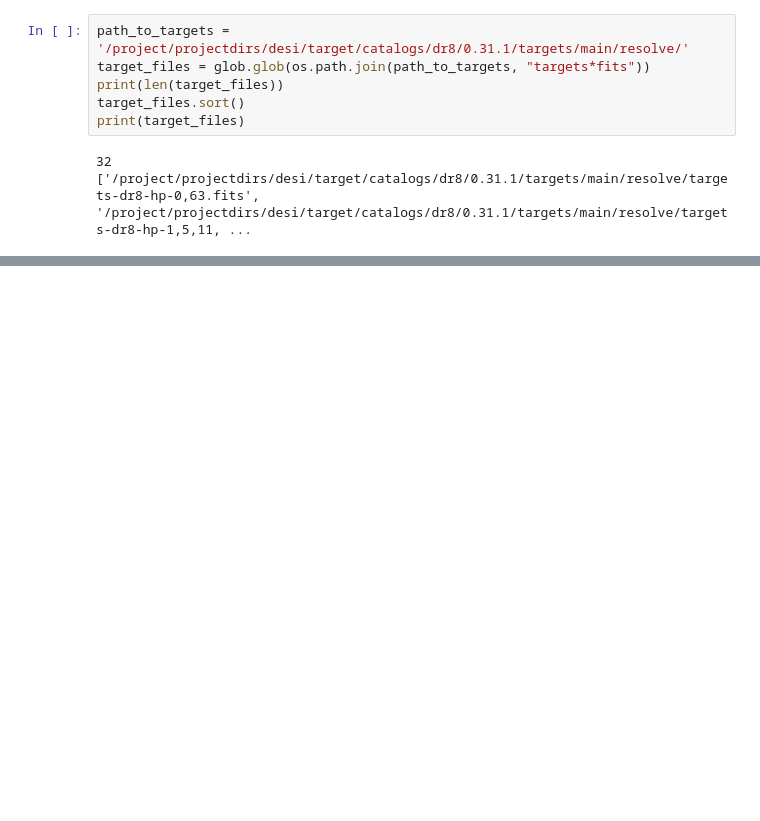
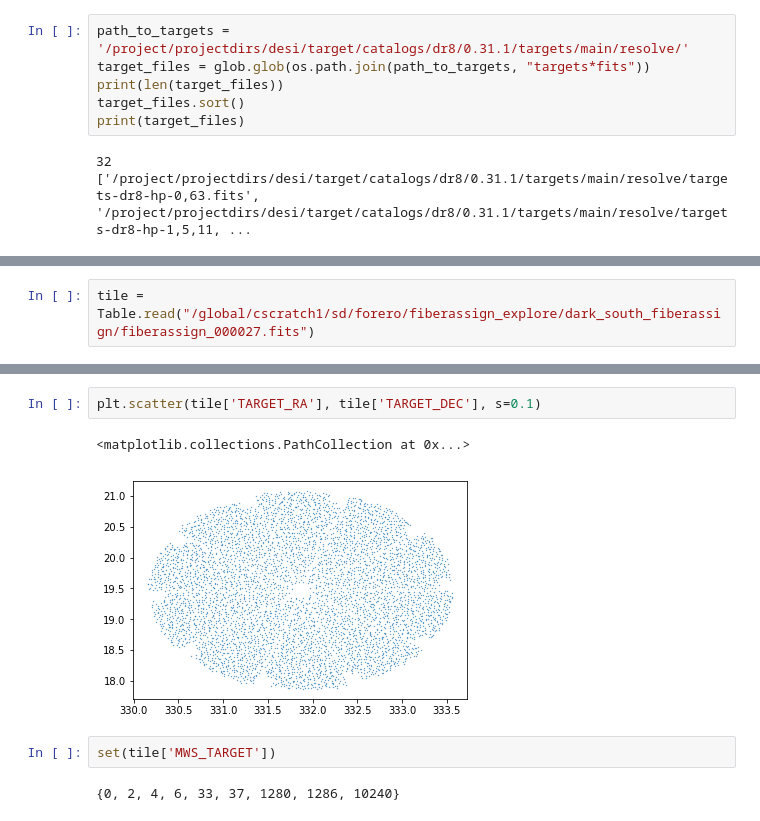
Before and after one commit to forero/fiberassign_explore, a Jupyter notebook: explore_DR8.ipynb, the cells around one changed output, grey strips where cells are left out. Saved outputs shown, nothing was run; the diff lists cells and outputs as text; blank space fills up the shorter version.

Commit message:
explore

```diff
--- a/explore_DR8.ipynb
+++ b/explore_DR8.ipynb
@@ -35,0 +117,2 @@ plt.axis('equal')
+# %%
+tile = Table.read("/global/cscratch1/sd/forero/fiberassign_explore/dark_south_fiberassign/fiberassign_000027.fits")
@@ -35,0 +121,9 @@ plt.axis('equal')
+# %%
+plt.scatter(tile['TARGET_RA'], tile['TARGET_DEC'], s=0.1)
+# %% [output]
+<matplotlib.collections.PathCollection at 0x...>
+[figure, added]
+# %%
+set(tile['MWS_TARGET'])
+# %% [output]
+{0, 2, 4, 6, 33, 37, 1280, 1286, 10240}
```
Also changed, not shown: parts of 13 cells of this notebook.
